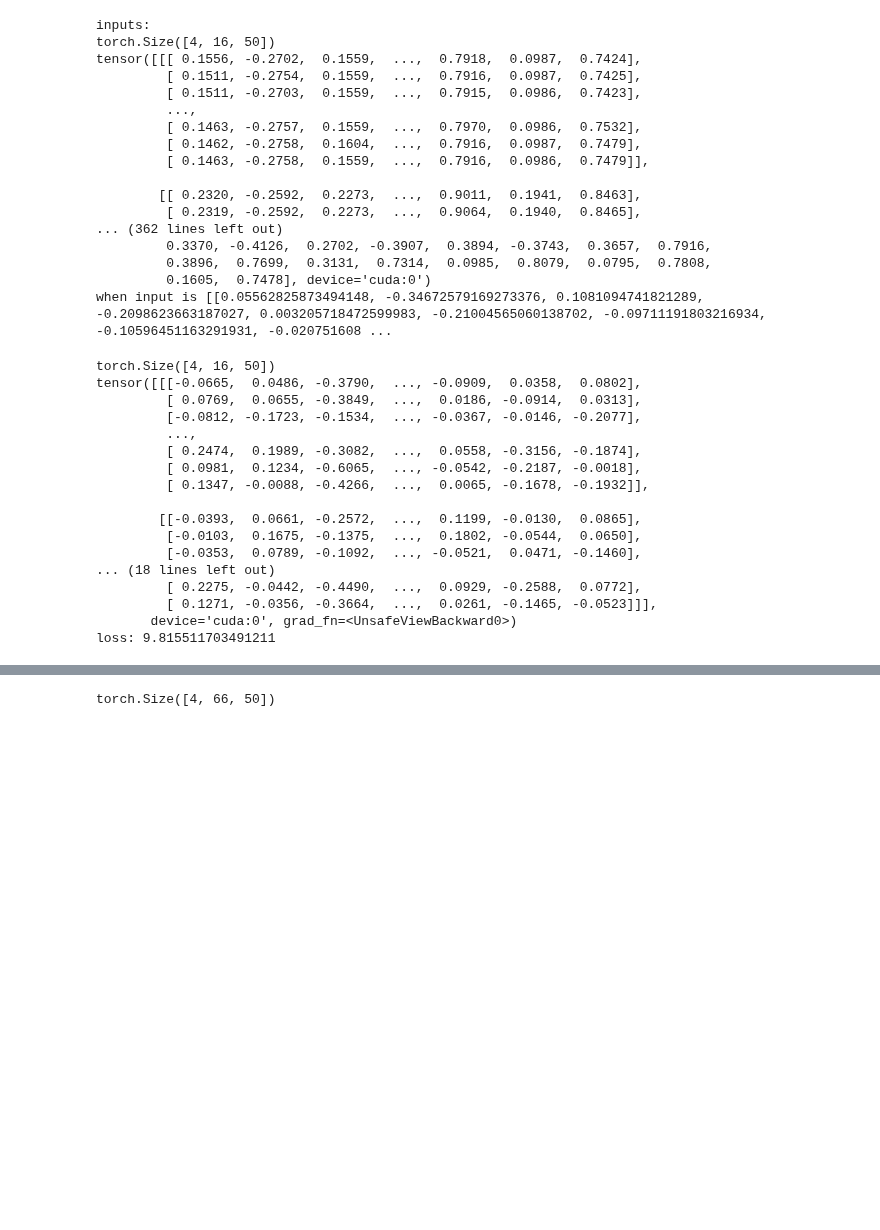
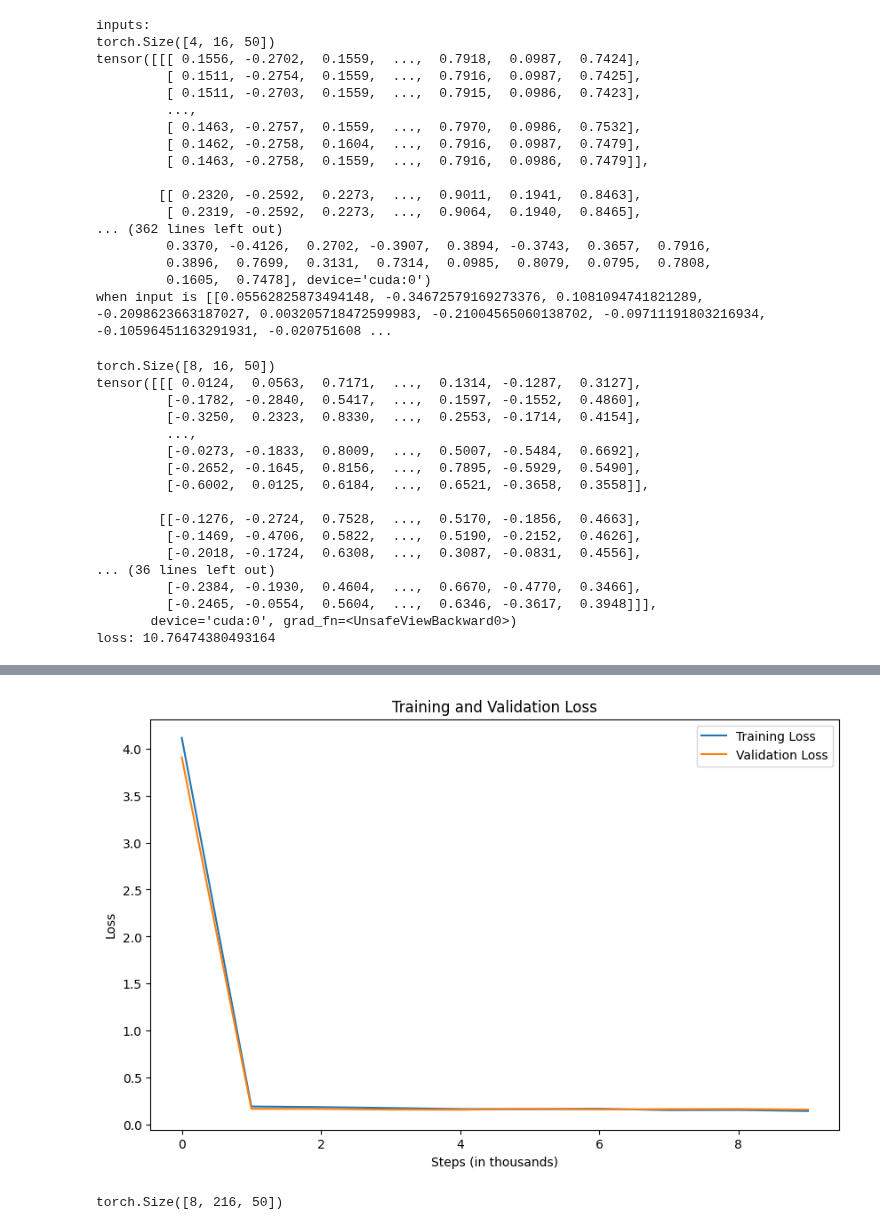
Before and after one commit to moonrabbitt/emotionmotion_transformer, a Jupyter notebook: notebooks/prototypes/inter-prototype-3.ipynb, the cells around one changed output, grey strips where cells are left out. Drawn from its saved outputs; the diff is of its cells as text; code cells hidden in the pictures; blank space fills up the shorter version.

Commit message:
Update inter-prototype-3.ipynb
added mask - commit for safe keeping but mask doesn't work well

```diff
--- a/notebooks/prototypes/inter-prototype-3.ipynb
+++ b/notebooks/prototypes/inter-prototype-3.ipynb
@@ -475,7 +475,7 @@ class Block(nn.Module):
 
 class MotionModel(nn.Module):
 
-    def __init__(self, input_dim, output_dim, hidden_dim=128, n_layers=8):
+    def __init__(self, input_dim, output_dim, hidden_dim=256, n_layers=8):
         super().__init__()
         self.hidden_dim = hidden_dim
         self.fc1 = nn.Linear(input_dim, hidden_dim, bias=False, device=device)
@@ -490,7 +490,7 @@ class MotionModel(nn.Module):
 
 
 
-    def forward(self, inputs, targets=None):
+    def forward(self, inputs, targets=None ,mask=None):
         B,T,C = inputs.shape # batch size, time, context
 
         # fc1 transforms input into hidden dimension
@@ -513,6 +513,9 @@ class MotionModel(nn.Module):
             B,T,C = inputs.shape # batch size, time, context
             # loss = F.mse_loss(logits, targets) # mse picked cause continous data
             # adding mask to ignore 0,0 occlusions (-inf)
+            if mask is None:
+                mask = (inputs != float('-inf')).all(dim=-1).float()
+
             loss = F.mse_loss(logits * mask.unsqueeze(-1), targets * mask.unsqueeze(-1), reduction='sum') / mask.sum()
 
 
@@ -543,23 +546,23 @@ print(out)
 # loss interpreted on scale of data
 print(f"loss: {loss}")
 # %% [output]
-torch.Size([4, 16, 50])
-tensor([[[-0.0665,  0.0486, -0.3790,  ..., -0.0909,  0.0358,  0.0802],
-         [ 0.0769,  0.0655, -0.3849,  ...,  0.0186, -0.0914,  0.0313],
-         [-0.0812, -0.1723, -0.1534,  ..., -0.0367, -0.0146, -0.2077],
+torch.Size([8, 16, 50])
+tensor([[[ 0.0124,  0.0563,  0.7171,  ...,  0.1314, -0.1287,  0.3127],
+         [-0.1782, -0.2840,  0.5417,  ...,  0.1597, -0.1552,  0.4860],
+         [-0.3250,  0.2323,  0.8330,  ...,  0.2553, -0.1714,  0.4154],
          ...,
-         [ 0.2474,  0.1989, -0.3082,  ...,  0.0558, -0.3156, -0.1874],
-         [ 0.0981,  0.1234, -0.6065,  ..., -0.0542, -0.2187, -0.0018],
-         [ 0.1347, -0.0088, -0.4266,  ...,  0.0065, -0.1678, -0.1932]],
+         [-0.0273, -0.1833,  0.8009,  ...,  0.5007, -0.5484,  0.6692],
+         [-0.2652, -0.1645,  0.8156,  ...,  0.7895, -0.5929,  0.5490],
+         [-0.6002,  0.0125,  0.6184,  ...,  0.6521, -0.3658,  0.3558]],
 
-        [[-0.0393,  0.0661, -0.2572,  ...,  0.1199, -0.0130,  0.0865],
-         [-0.0103,  0.1675, -0.1375,  ...,  0.1802, -0.0544,  0.0650],
-         [-0.0353,  0.0789, -0.1092,  ..., -0.0521,  0.0471, -0.1460],
-... (18 lines left out)
-         [ 0.2275, -0.0442, -0.4490,  ...,  0.0929, -0.2588,  0.0772],
-         [ 0.1271, -0.0356, -0.3664,  ...,  0.0261, -0.1465, -0.0523]]],
+        [[-0.1276, -0.2724,  0.7528,  ...,  0.5170, -0.1856,  0.4663],
+         [-0.1469, -0.4706,  0.5822,  ...,  0.5190, -0.2152,  0.4626],
+         [-0.2018, -0.1724,  0.6308,  ...,  0.3087, -0.0831,  0.4556],
+... (36 lines left out)
+         [-0.2384, -0.1930,  0.4604,  ...,  0.6670, -0.4770,  0.3466],
+         [-0.2465, -0.0554,  0.5604,  ...,  0.6346, -0.3617,  0.3948]]],
        device='cuda:0', grad_fn=<UnsafeViewBackward0>)
-loss: 9.815511703491211
+loss: 10.76474380493164
 # %%
 optimizer = torch.optim.Adam(m.parameters(), lr=0.0001)
 # %%
@@ -571,7 +574,7 @@ import matplotlib.pyplot as plt
 def estimate_loss():
     out = {}
     m.eval()
-    eval_iters = 200
+    eval_iters = 5000
     for split in ['train', 'val']:
         losses = torch.zeros(eval_iters)
         for k in range(eval_iters):
@@ -583,19 +586,19 @@ def estimate_loss():
     return out
 
 
-batch_size = 4
+batch_size = 8
 train_losses = []
 val_losses = []
 for steps in tqdm(range(50000)):
     # get sample batch of data
     xb,yb,mask = get_batch('train')
     # evaluate loss
-    logits, loss = m(xb,yb)
+    logits, loss = m(xb,yb, mask)
     optimizer.zero_grad(set_to_none=True)
     loss.backward()
     optimizer.step()
 
-    if steps % 1000 == 0:
+    if steps % 5000 == 0:
         losses = estimate_loss()
         print(f"train loss: {losses['train']:.6f} val loss: {losses['val']:.6f}")
 
@@ -620,7 +632,9 @@ train loss: 6.197395 val loss: 6.255507
+[figure, added]
 # %%
 # generate new sequence
+xb,yb,mask = get_batch('test')
 
-generated = m.generate(xb, 50)
+generated = m.generate(xb, 200)
 print(generated.shape)
 # %% [output]
-torch.Size([4, 66, 50])
+torch.Size([8, 216, 50])
```
Also changed, not shown: parts of 6 cells of this notebook.
